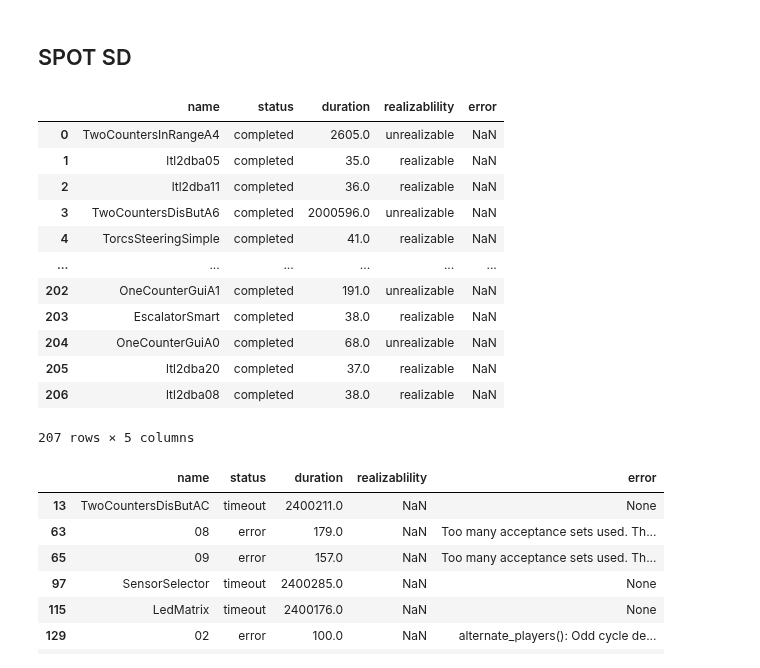
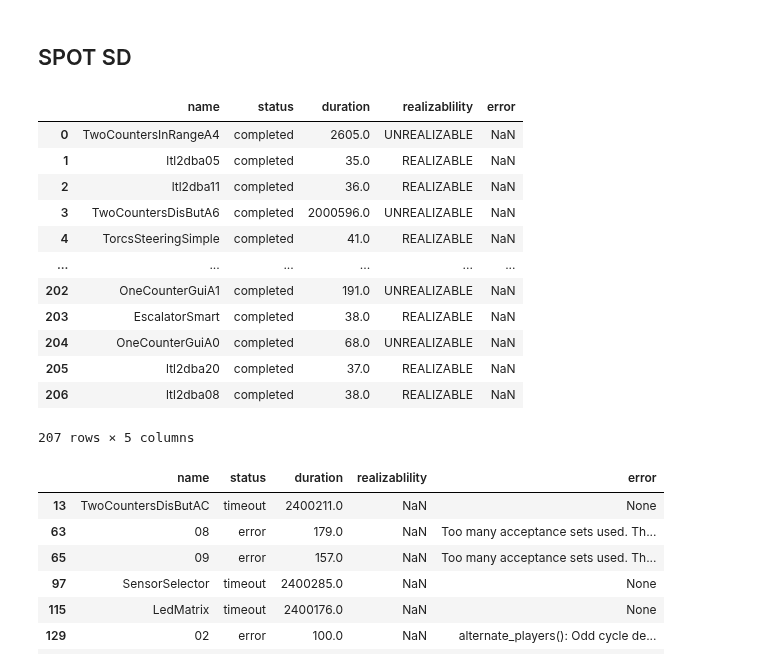
Before and after one commit to eliyaoo32/DepSynt, a Jupyter notebook: notebooks/synthesis-result.ipynb, the cells around one changed output. Saved outputs shown, nothing was run; the diff lists cells and outputs as text; code cells hidden in the pictures.

```diff
--- a/notebooks/synthesis-result.ipynb
+++ b/notebooks/synthesis-result.ipynb
@@ -144,45 +148,45 @@ def spot_sd_analysis(benchmark_name):
     if not is_completed:
         status = 'timeout' if duration >= TIMEOUT_MS else 'error'
 
         if status == 'error':
             error = ', '.join(re.findall('ltlsynt:(.*)', hoa_file))
         else:
             error = None
 
         return {
             'name': benchmark_name,
             'status': status,
             'error': error,
             'duration': duration
         }
 
-    realizablility = 'unrealizable' if 'UNREALIZABLE' in hoa_file else 'realizable'
+    realizablility = 'UNREALIZABLE' if 'UNREALIZABLE' in hoa_file else 'REALIZABLE'
     return {
         'name': benchmark_name,
         'status': 'completed',
         'duration': duration,
         'realizablility': realizablility
     }
 
 spot_sd_df = pd.DataFrame([
     spot_sd_analysis(Path(benchmark_path).stem)
     for benchmark_path in spot_sd_hoa_files
 ])
 
 spot_sd_df
 # %% [output]
 |  | name | status | duration | realizablility | error |
-| 0 | TwoCountersInRangeA4 | completed | 2605.0 | unrealizable | NaN |
-| 1 | ltl2dba05 | completed | 35.0 | realizable | NaN |
-| 2 | ltl2dba11 | completed | 36.0 | realizable | NaN |
-| 3 | TwoCountersDisButA6 | completed | 2000596.0 | unrealizable | NaN |
-| 4 | TorcsSteeringSimple | completed | 41.0 | realizable | NaN |
+| 0 | TwoCountersInRangeA4 | completed | 2605.0 | UNREALIZABLE | NaN |
+| 1 | ltl2dba05 | completed | 35.0 | REALIZABLE | NaN |
+| 2 | ltl2dba11 | completed | 36.0 | REALIZABLE | NaN |
+| 3 | TwoCountersDisButA6 | completed | 2000596.0 | UNREALIZABLE | NaN |
+| 4 | TorcsSteeringSimple | completed | 41.0 | REALIZABLE | NaN |
 | ... | ... | ... | ... | ... | ... |
-| 202 | OneCounterGuiA1 | completed | 191.0 | unrealizable | NaN |
-| 203 | EscalatorSmart | completed | 38.0 | realizable | NaN |
-| 204 | OneCounterGuiA0 | completed | 68.0 | unrealizable | NaN |
-| 205 | ltl2dba20 | completed | 37.0 | realizable | NaN |
-| 206 | ltl2dba08 | completed | 38.0 | realizable | NaN |
+| 202 | OneCounterGuiA1 | completed | 191.0 | UNREALIZABLE | NaN |
+| 203 | EscalatorSmart | completed | 38.0 | REALIZABLE | NaN |
+| 204 | OneCounterGuiA0 | completed | 68.0 | UNREALIZABLE | NaN |
+| 205 | ltl2dba20 | completed | 37.0 | REALIZABLE | NaN |
+| 206 | ltl2dba08 | completed | 38.0 | REALIZABLE | NaN |
 207 rows × 5 columns
 # %%
 spot_sd_df[spot_sd_df['status'] != 'completed']
```
Also changed, not shown: parts of 15 cells of this notebook, 1 other file.
